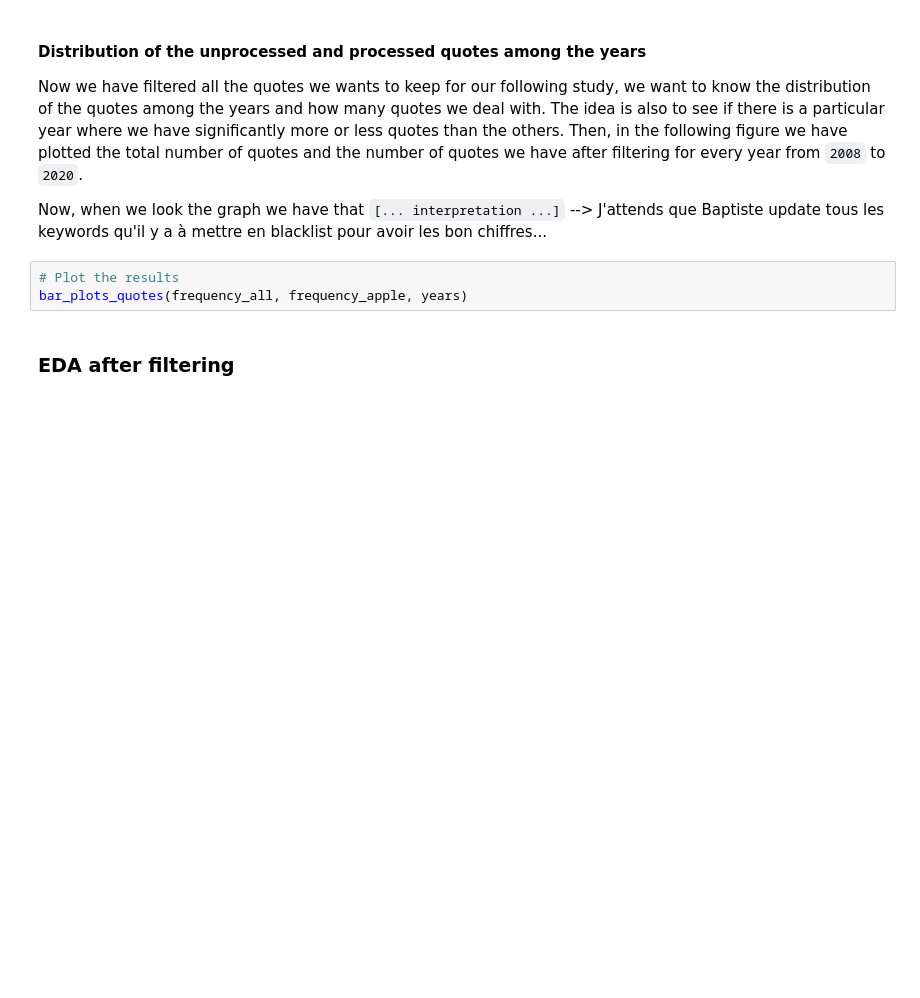
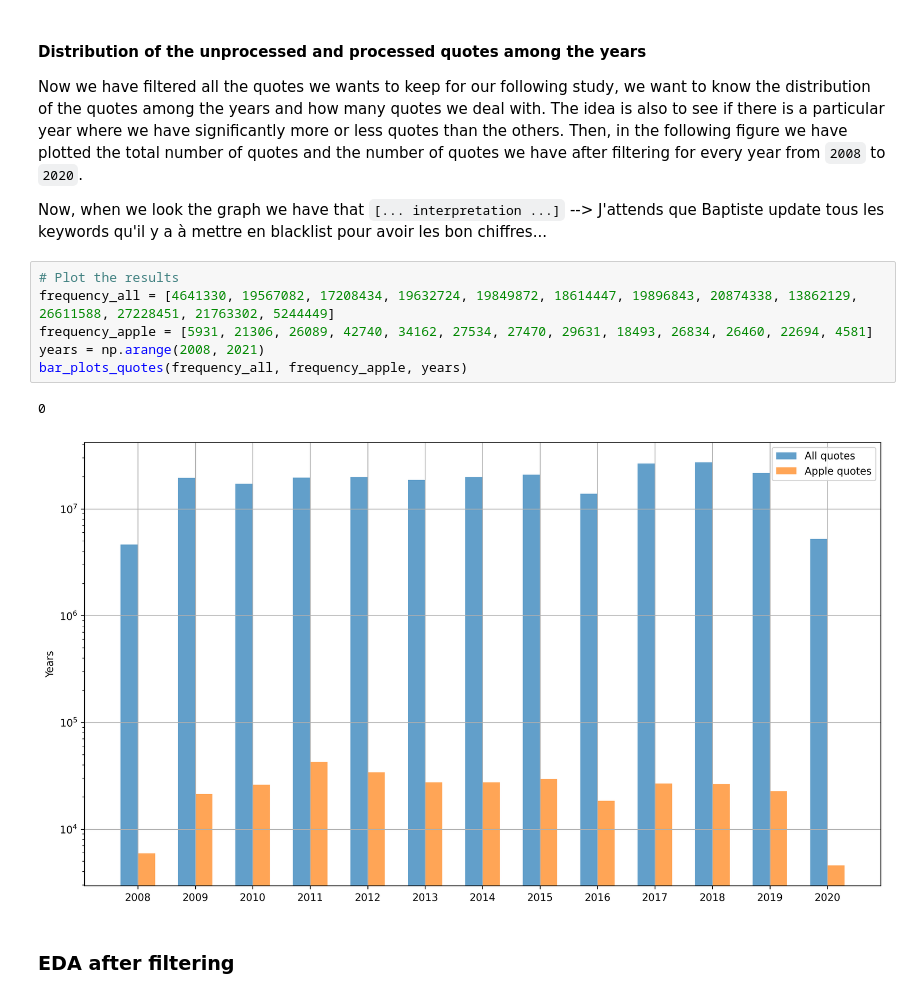
Before and after one commit to raphaelattias/apple-stock-analytics, a Jupyter notebook: main.ipynb, the cells around one changed output. Cells and saved outputs as stored; diff of their text form; blank space fills up the shorter version.

```diff
--- a/main.ipynb
+++ b/main.ipynb
@@ -80,9 +83,15 @@ for year in years:
 Now we have filtered all the quotes we wants to keep for our following study, we want to know the distribution of the quotes among the years and how many quotes we deal with. The idea is also to see if there is a particular year where we have significantly more or less quotes than the others. Then, in the following figure we have plotted the total number of quotes and the number of quotes we have after filtering for every year from `2008` to `2020`.
 
 Now, when we look the graph we have that `[... interpretation ...]` --> J'attends que Baptiste update tous les keywords qu'il y a à mettre en blacklist pour avoir les bon chiffres...
-# %%
-# Plot the results
-bar_plots_quotes(frequency_all, frequency_apple, years)
+# %%
+# Plot the results
+frequency_all = [4641330, 19567082, 17208434, 19632724, 19849872, 18614447, 19896843, 20874338, 13862129, 26611588, 27228451, 21763302, 5244449]
+frequency_apple = [5931, 21306, 26089, 42740, 34162, 27534, 27470, 29631, 18493, 26834, 26460, 22694, 4581]
+years = np.arange(2008, 2021)
+bar_plots_quotes(frequency_all, frequency_apple, years)
+# %% [output]
+0
+[figure, added]
 # %% [markdown]
 ### EDA after filtering
 # %% [markdown]
```
Also changed, not shown: parts of 6 cells of this notebook.
